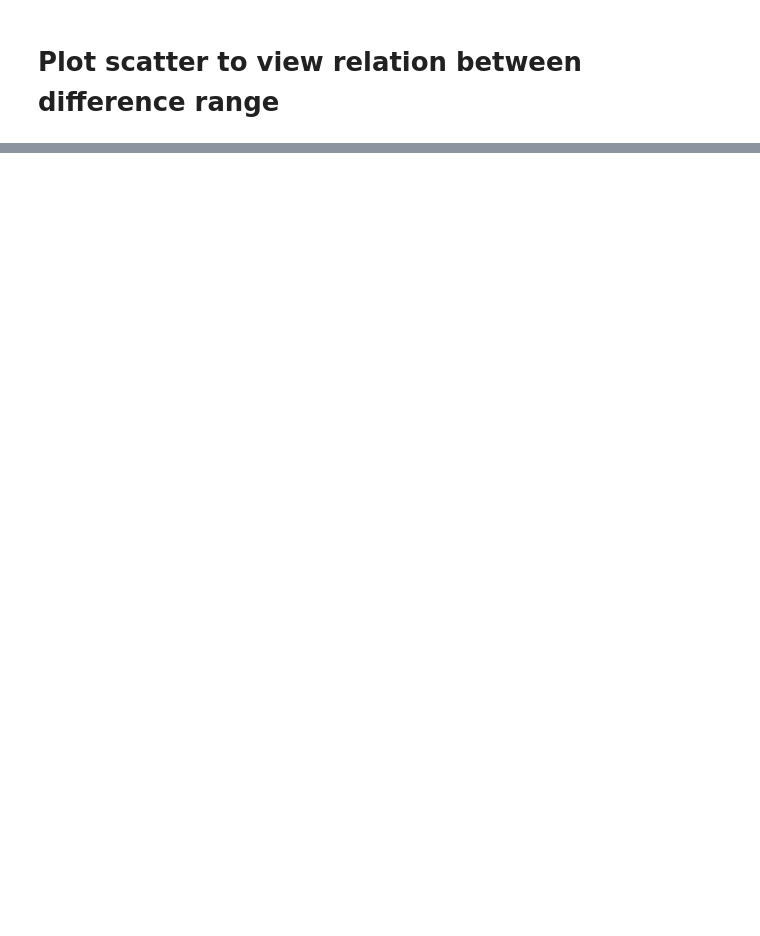
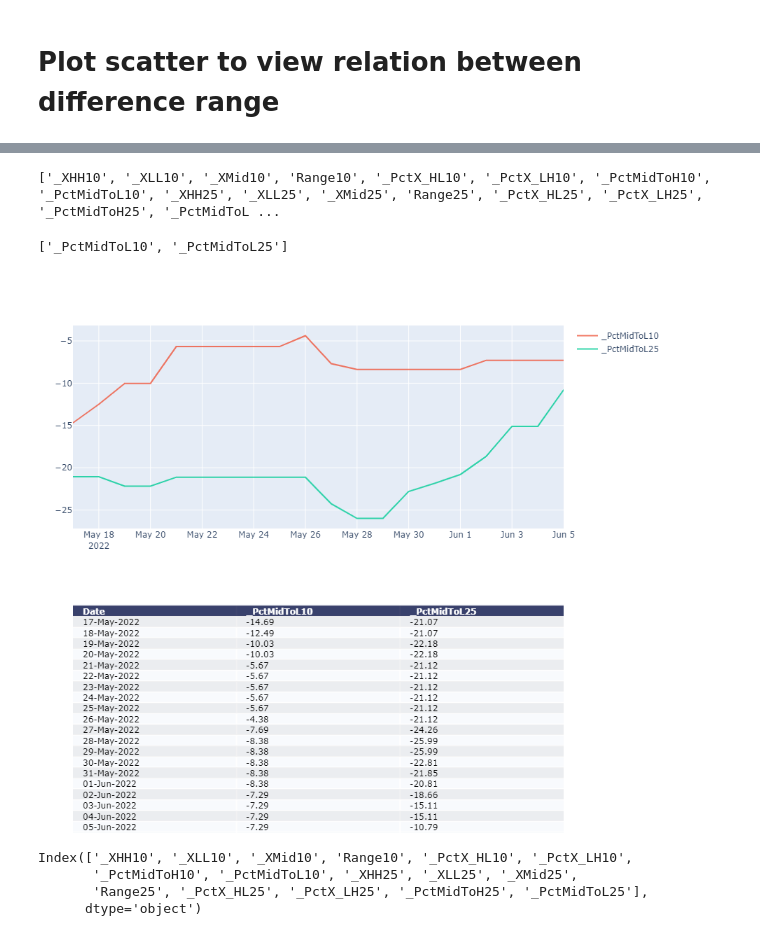
Before and after one commit to technqvi/FinQuant, a Jupyter notebook: Crypto-HLRange.ipynb, the cells around one changed output, grey strips where cells are left out. Cells and saved outputs as stored; diff of their text form; code cells hidden in the pictures; blank space fills up the shorter version.

```diff
--- a/Crypto-HLRange.ipynb
+++ b/Crypto-HLRange.ipynb
@@ -87,7 +64,0 @@ fig
-# %%
-fig=go.Figure()
-
-fig.add_trace (
-    go.Scatter(x=df.index, y=df['Pct_Mid_To_L15'],name='Pct_Mid_To_L15',line_color='deepskyblue',opacity=0.8))
-fig.add_trace(
-    go.Scatter(x=df.index,y=df['Pct_Mid_To_L30'],name='Pct_Mid_To_L30',line_color="black", opacity=0.8) )
@@ -125,3 +65,55 @@ Index(['HH15', 'LL15', 'Mid15', 'Range15', 'Pct_HtL15', 'Pct_LtH15',
+# %%
+
+#https://plotly.com/python/figure-factory-table/
+def plot_dynamic_scatter(listColsToPlot,dfTable,title,y_title):
+    #fig=go.Figure()
+    fig =  ff.create_table(dfTable,height_constant=60)
+
+    for col_name in listColsToPlot:
+     fig.add_trace (
+        go.Scatter(x=df.index, y=df[col_name],
+                   name=col_name,opacity=0.8,
+                   xaxis='x2', yaxis='y2')
+     )
+    fig.update_layout(
+    title_text = title,
+    height = 800,
+    margin = {'t':75, 'l':50},
+    yaxis = {'domain': [0, .45]},
+    xaxis2 = {'anchor': 'y2'},
+    yaxis2 = {'domain': [.6, 1], 'anchor': 'x2', 'title':y_title}
+    )
+
+    return fig
+def  manage_chart(dfx,colsToPlot,title,y_title):
+    print(colsToPlot)
+    dfTable=(dfx[colsToPlot]).reset_index()
+    dfTable['Date/Time']=dfTable['Date/Time'].dt.strftime('%d-%b-%Y')
+    dfTable=dfTable.rename(columns={'Date/Time':'Date'})
+    #print(dfTable.info())
+    fig_hml=None
+    if len(colsToPlot)>0:
+      fig_hml=plot_dynamic_scatter(colsToPlot,dfTable,title,y_title)
+    return fig_hml
+# %%
+print(list_cols)
+# %% [output]
+['_XHH10', '_XLL10', '_XMid10', 'Range10', '_PctX_HL10', '_PctX_LH10', '_PctMidToH10', '_PctMidToL10', '_XHH25', '_XLL25', '_XMid25', 'Range25', '_PctX_HL25', '_PctX_LH25', '_PctMidToH25', '_PctMidToL ...
+# %%
+colsToPlot=[  x for  x  in list_cols if x.startswith('_PctMidToL') ]
+#colsToPlot=[ ]
+fig=manage_chart(df,colsToPlot,"",'')
+fig
+# %% [output]
+['_PctMidToL10', '_PctMidToL25']
+[figure, added]
+# %%
+df_HL=
+# %% [output]
+Index(['_XHH10', '_XLL10', '_XMid10', 'Range10', '_PctX_HL10', '_PctX_LH10',
+       '_PctMidToH10', '_PctMidToL10', '_XHH25', '_XLL25', '_XMid25',
+       'Range25', '_PctX_HL25', '_PctX_LH25', '_PctMidToH25', '_PctMidToL25'],
+      dtype='object')
 # %%
 from plotly.subplots import make_subplots
 import plotly.graph_objects as go
```
Also changed, not shown: parts of 13 cells of this notebook.
